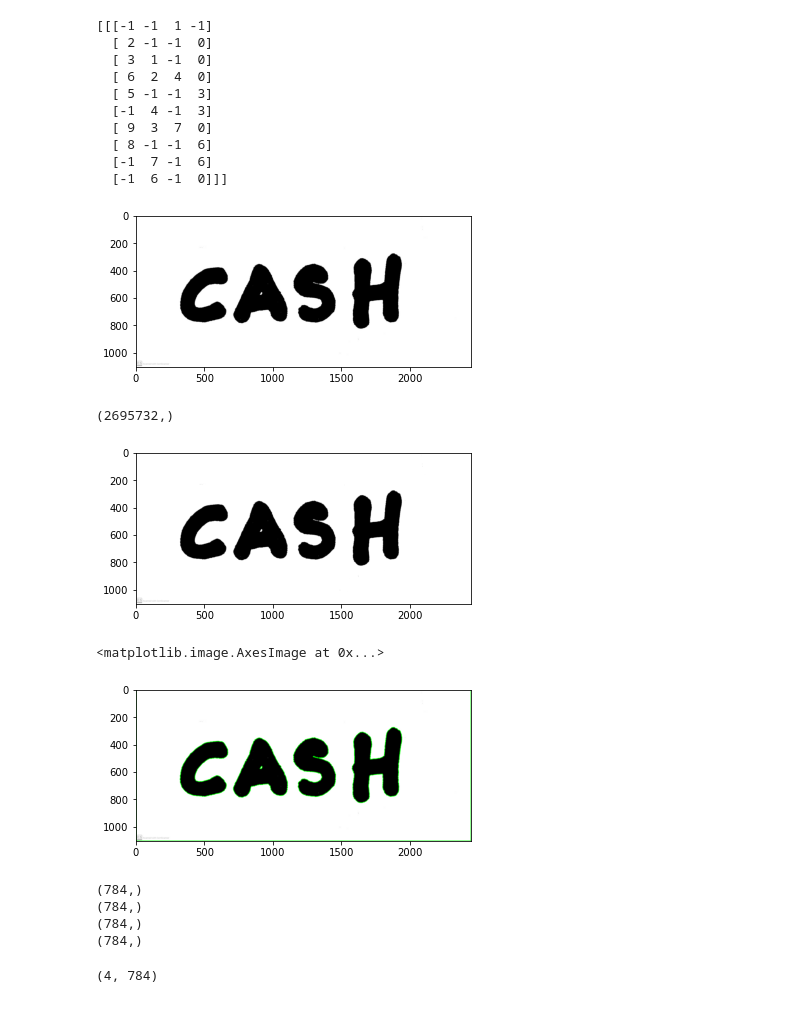
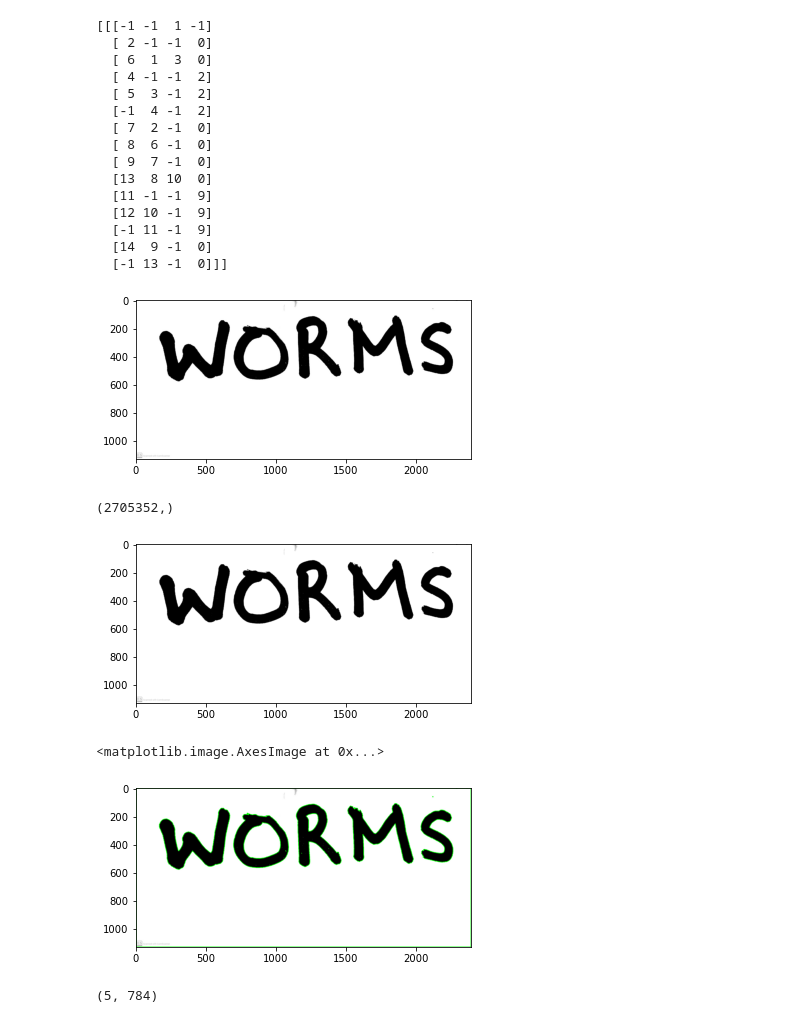
Before and after one commit to 1SasB/Optical-Character-Recognition-Spell-Checker, a Jupyter notebook: ML/alpha_extracter.ipynb, the cells around one changed output. Drawn from its saved outputs; the diff is of its cells as text; code cells hidden in the pictures.

Commit message:
Updated alpha extraction code

```diff
--- a/ML/alpha_extracter.ipynb
+++ b/ML/alpha_extracter.ipynb
@@ -5,46 +5,52 @@ import matplotlib.pyplot as plt
 from sklearn.preprocessing import StandardScaler
 from tensorflow.keras.models import load_model
 # %%
-image = cv2.imread('word3.jpg')
+image = cv2.imread('worms.jpg')
 im = image.copy()
 imgray = cv2.cvtColor(im, cv2.COLOR_BGR2GRAY)
 ret, thresh = cv2.threshold(imgray, 127, 255, 0)
 contours, hierarchy = cv2.findContours(thresh, cv2.RETR_TREE, cv2.CHAIN_APPROX_SIMPLE)
 plt.imshow(im, cmap='gray')
 print(hierarchy)
 # %% [output]
 [[[-1 -1  1 -1]
   [ 2 -1 -1  0]
-  [ 3  1 -1  0]
-  [ 6  2  4  0]
-  [ 5 -1 -1  3]
-  [-1  4 -1  3]
-  [ 9  3  7  0]
-  [ 8 -1 -1  6]
-  [-1  7 -1  6]
-  [-1  6 -1  0]]]
+  [ 6  1  3  0]
+  [ 4 -1 -1  2]
+  [ 5  3 -1  2]
+  [-1  4 -1  2]
+  [ 7  2 -1  0]
+  [ 8  6 -1  0]
+  [ 9  7 -1  0]
+  [13  8 10  0]
+  [11 -1 -1  9]
+  [12 10 -1  9]
+  [-1 11 -1  9]
+  [14  9 -1  0]
+  [-1 13 -1  0]]]
-[figure, old version]
+[figure, new version]
 # %%
 plt.imshow(imgray, cmap='gray')
 imgray = imgray.flatten()
 imgray.shape
 # %% [output]
-(2695732,)
+(2705352,)
-[figure, old version]
+[figure, new version]
 # %%
 with_contours = cv2.drawContours(im, contours, -1, (0,255,0), 3)
 plt.imshow(im, cmap='gray')
 # %% [output]
 <matplotlib.image.AxesImage at 0x...>
-[figure, old version]
+[figure, new version]
 # %%
 # NEW
 new_images = []
+order = []
 for hr,c in zip(hierarchy[0],contours):
   x, y, w, h = cv2.boundingRect(c)
-
     # Make sure contour area is large enough
-  if hr[3]==0 and (cv2.contourArea(c)) > 9000:
+  if hr[3]==0 and (cv2.contourArea(c)) > 100: #Used to be 9000, now 100
+    order.append(x)
     cv2.rectangle(with_contours,(x,y), (x+w,y+h), (255,0,0), 5)
     alpha_im = image[y:(y+h),x:(x+w)]
     alpha_im = cv2.cvtColor(alpha_im, cv2.COLOR_BGR2GRAY)
@@ -52,17 +58,16 @@ for hr,c in zip(hierarchy[0],contours):
     alpha_im = cv2.copyMakeBorder(alpha_im,100,100,100,100,cv2.BORDER_CONSTANT)
     alpha_im = cv2.resize(alpha_im, (28,28)).flatten()
 
-    print(alpha_im.shape)
     new_images.append(alpha_im)
 
-new_images = np.array(new_images)
+temp = []
+order = np.argsort(order)
+for i in order:
+    temp.append(new_images[i])
+new_images = np.array(temp)
 new_images.shape
 # %% [output]
-(784,)
-(784,)
-(784,)
-(784,)
+(5, 784)
-(4, 784)
 # %%
 # OLD
 # new_images = []
```
Also changed, not shown: parts of 9 cells of this notebook, 3 other files.
